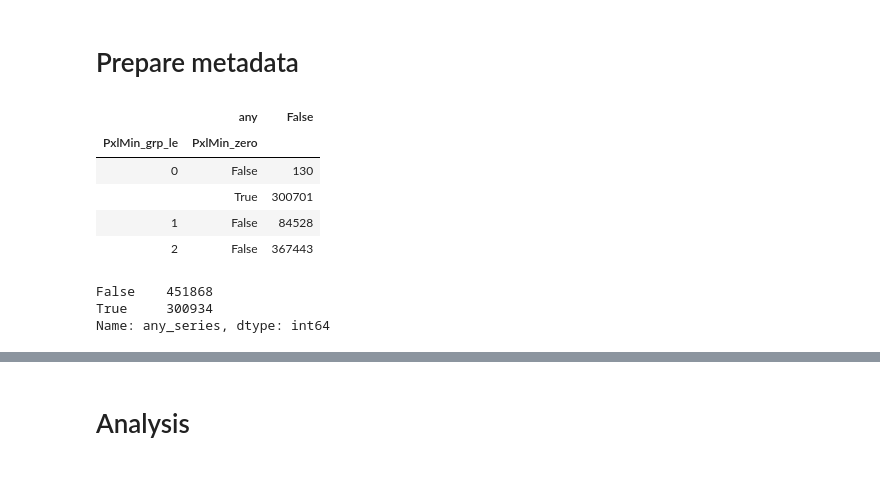
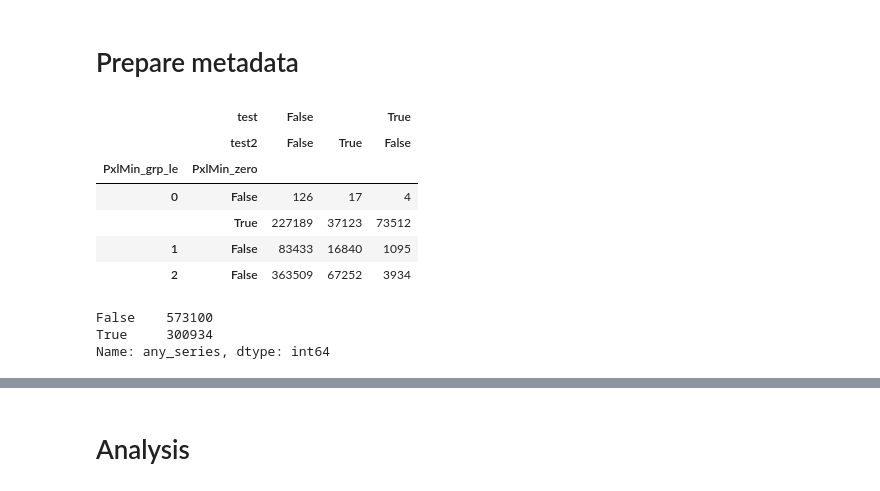
Before and after one commit to nosound2/RSNA-Hemorrhage, a Jupyter notebook: notebooks/Metadata.ipynb, the cells around one changed output, grey strips where cells are left out. Saved outputs shown, nothing was run; the diff lists cells and outputs as text; code cells hidden in the pictures.

Commit message:
metadata

```diff
--- a/notebooks/Metadata.ipynb
+++ b/notebooks/Metadata.ipynb
@@ -75,9 +75,20 @@ train_md['test'] = False
 test_md = pd.read_csv(PATH/'test_metadata.csv')
 test_md['test'] = True
 data_md = pd.concat([train_md, test_md], axis=0, sort=False).reset_index(drop=True)
+# %%
+data_md['test2'] = False
+test2_md = pd.read_csv(PATH/'test2_metadata.csv')
+test2_md['test'] = False
+test2_md['test2'] = True
+data_md = pd.concat([data_md, test2_md], axis=0, sort=False).reset_index(drop=True)
 # %%
 data_md.columns = data_md.columns.str.replace('_',' ').str.title().str.replace(' ','').str.replace('Sop','SOP')\
     .str.replace('Uid','UID').str.replace('Id','ID')
+# %%
+cc = data_md.columns.values
+cc[cc == 'Test'] = 'test'
+cc[cc == 'Test2'] = 'test2'
+data_md.columns = cc
 # %%
 for i in range(6):
     data_md['ImageOrientationPatient_{}'.format(i)] \
@@ -257,13 +268,14 @@ assert data_md['any'].isnull().sum() == 0
 # %%
 pd.crosstab([data_md.PxlMin_grp_le, data_md.PxlMin_zero],
-             data_md['any'].isnull())
+             [data_md.test, data_md.test2])
 # %% [output]
-|  | any | False |
-| PxlMin_grp_le | PxlMin_zero |  |
-| 0 | False | 130 |
-|  | True | 300701 |
-| 1 | False | 84528 |
-| 2 | False | 367443 |
+|  | test | False |  | True |
+|  | test2 | False | True | False |
+| PxlMin_grp_le | PxlMin_zero |  |  |  |
+| 0 | False | 126 | 17 | 4 |
+|  | True | 227189 | 37123 | 73512 |
+| 1 | False | 83433 | 16840 | 1095 |
+| 2 | False | 363509 | 67252 | 3934 |
 # %%
 cnts = data_md[['SeriesInstanceUID','any']].groupby('SeriesInstanceUID').agg(lambda x: x.sum() > 0)
 cnts.columns = ['any_series']
@@ -271,7 +283,7 @@ data_md = data_md.join(cnts, on = 'SeriesInstanceUID')
 # %%
 data_md.any_series.value_counts()
 # %% [output]
-False    451868
+False    573100
 True     300934
 Name: any_series, dtype: int64
 # %%
```
Also changed, not shown: parts of 28 cells of this notebook, 1 other file.
